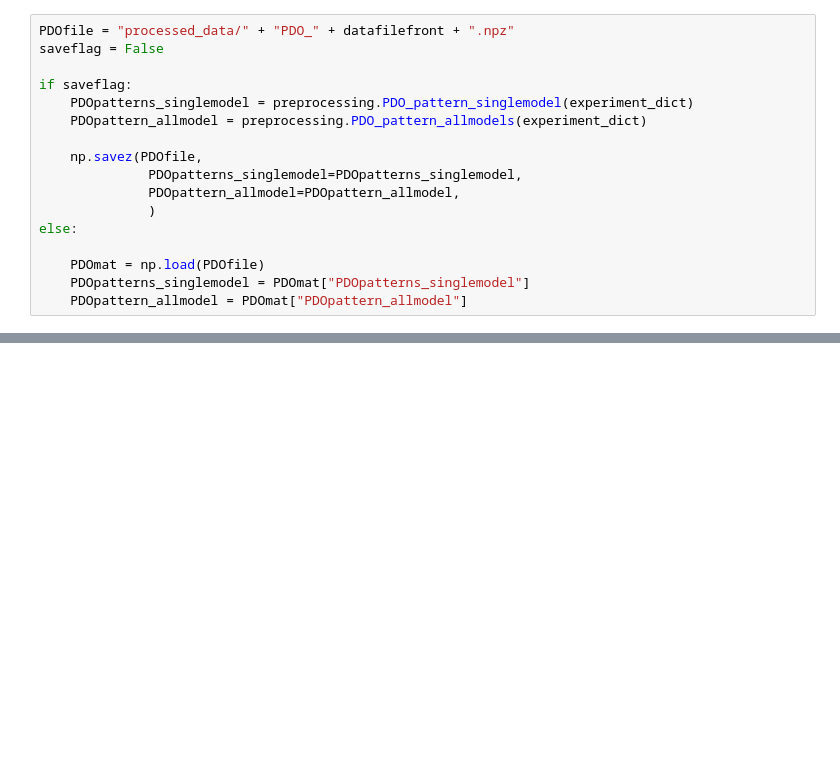
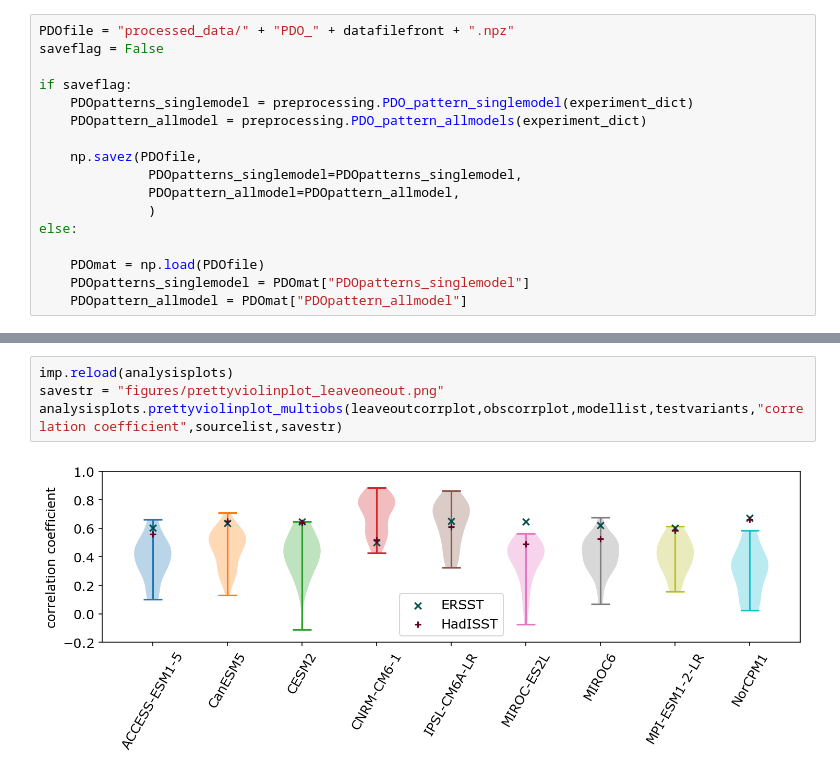
Before and after one commit to emily-gordy/NPac_MultiYear_SkillComponentAnalysis, a Jupyter notebook: evaluate_leaveoneout.ipynb, the cells around one changed output, grey strips where cells are left out. Saved outputs shown, nothing was run; the diff lists cells and outputs as text; blank space fills up the shorter version.

```diff
--- a/evaluate_leaveoneout.ipynb
+++ b/evaluate_leaveoneout.ipynb
@@ -293,0 +309,6 @@ analysisplots.prettyscatterplot_multiobs(leaveoutcorr[:,seedsel,:],obslist,model
+# %%
+imp.reload(analysisplots)
+savestr = "figures/prettyviolinplot_leaveoneout.png"
+analysisplots.prettyviolinplot_multiobs(leaveoutcorrplot,obscorrplot,modellist,testvariants,"correlation coefficient",sourcelist,savestr)
+# %% [output]
+[figure, added]
```
Also changed, not shown: parts of 4 cells of this notebook, 2 other files.
